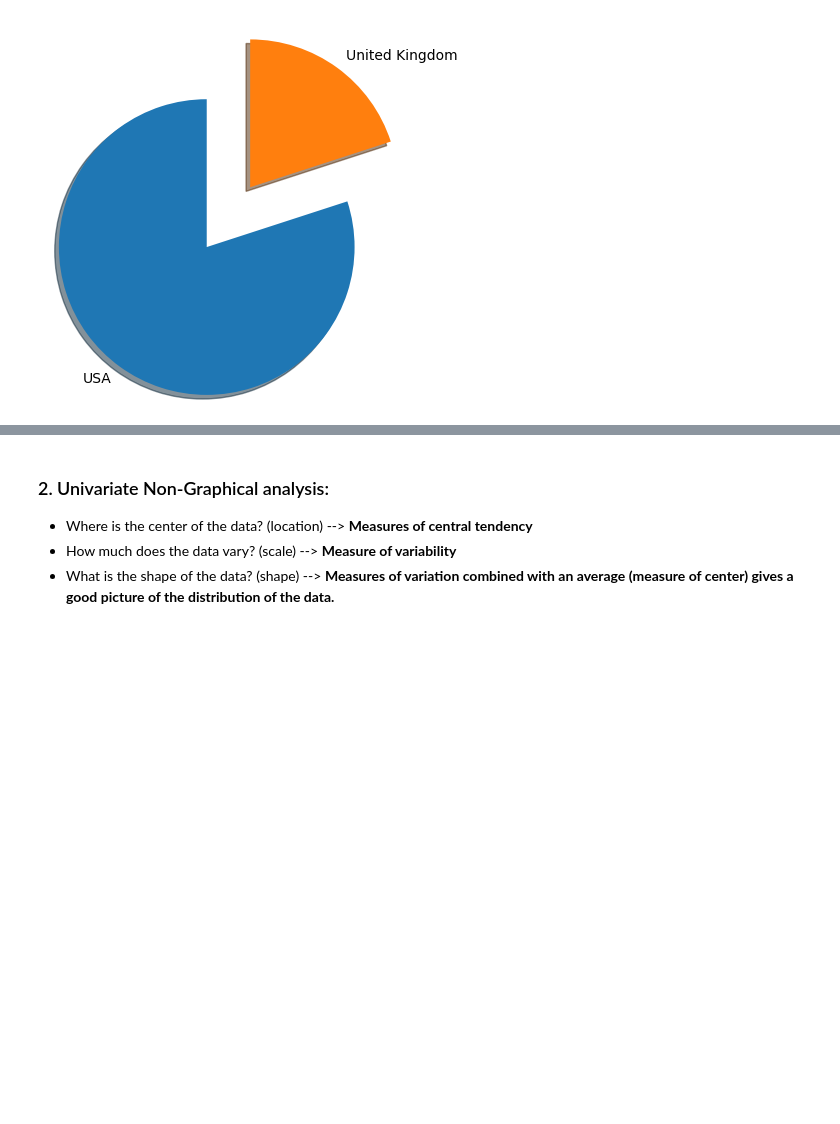
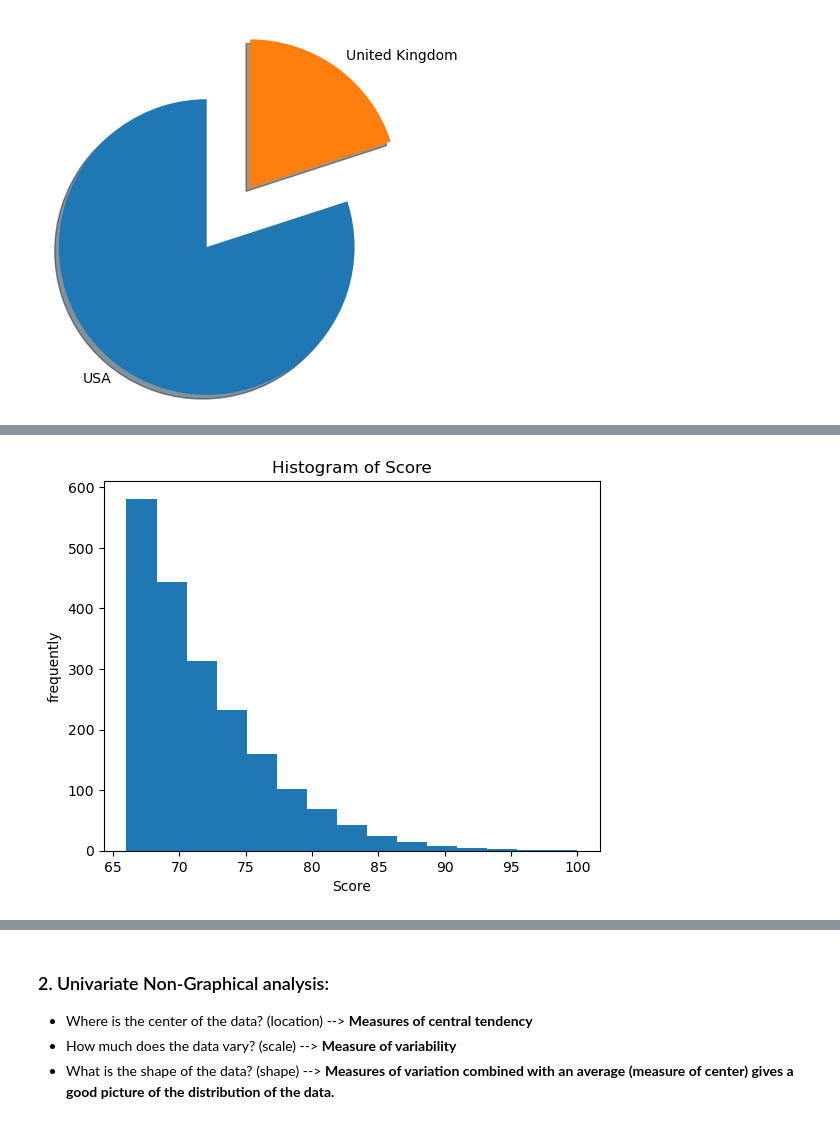
Before and after one commit to Tuwaiq-DS-ML-bootcamp-V-7/Usecase-3-Project-2, a Jupyter notebook: EDA explain template 3.ipynb, the cells around one changed output, grey strips where cells are left out. Cells and saved outputs as stored; diff of their text form; code cells hidden in the pictures; blank space fills up the shorter version.

```diff
--- a/EDA explain template 3.ipynb
+++ b/EDA explain template 3.ipynb
@@ -12,7 +12,7 @@ from scipy.stats import zscore
 ## Loading the data
 We can now load the dataset into pandas using the read_csv() function. This converts the CSV file into a Pandas dataframe.
 # %%
-df = pd.read_excel("Word Rank University.xlsx")
+df = pd.read_excel(r"C:\Users\gharb\OneDrive\Desktop\Datasets\archive\Word Rank University.xlsx")
 # %% [markdown]
 ### Viewing the dataframe
 We can get a quick sense of the size of our dataset by using the shape method. This returns a tuple with the number of rows and columns in the dataset.
@@ -520,0 +456,10 @@ plt.show()
+# %%
+plt.hist(df['Score'],
+         bins = 15
+        )
+plt.xlabel('Score')
+plt.ylabel('frequently')
+plt.title(f'Histogram of Score')
+plt.show()
+# %% [output]
+[figure, added]
```
Also changed, not shown: parts of 31 cells of this notebook.
